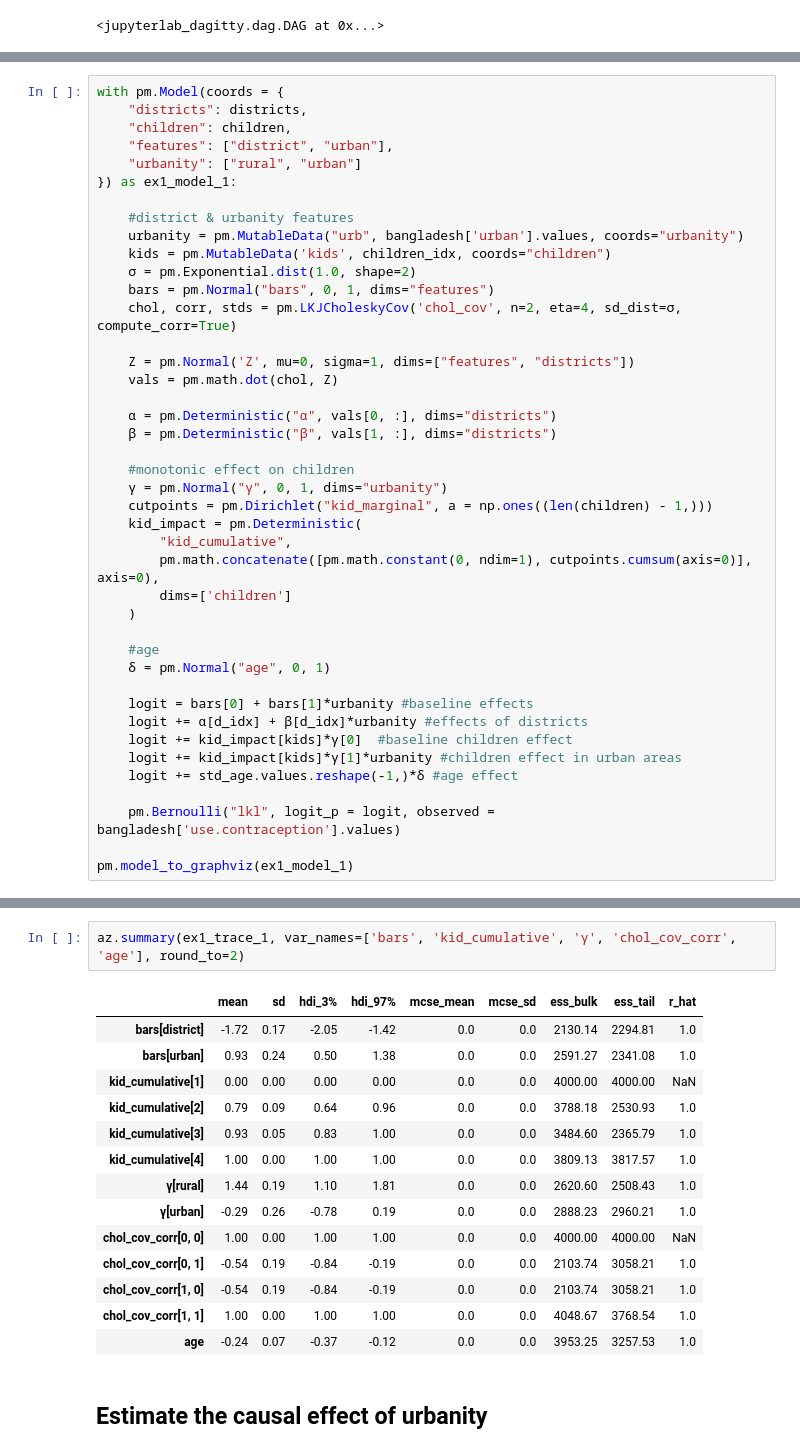
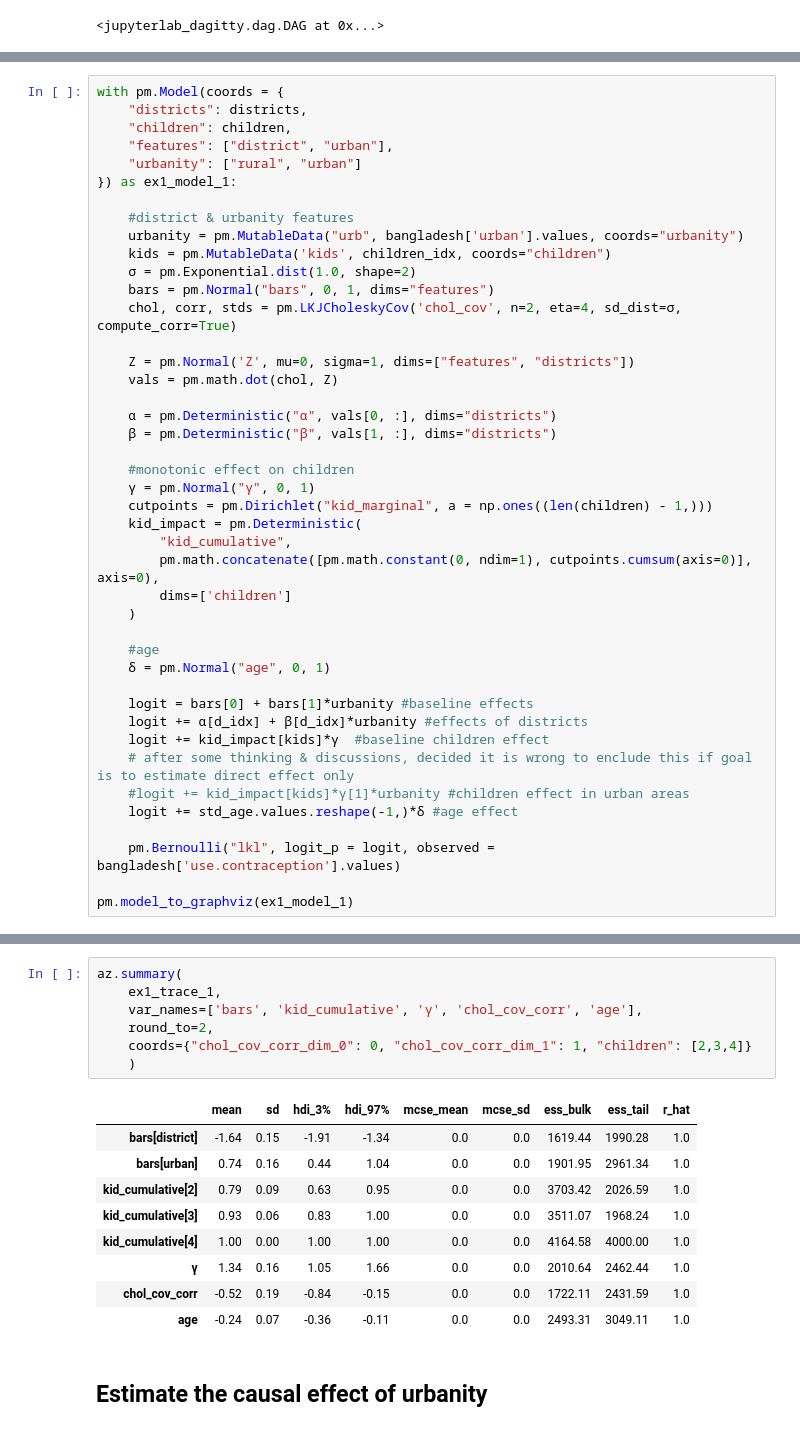
Before and after one commit to kamicollo/stat_rethinking_2023, a Jupyter notebook: homework/my_solutions/week7-pymc/ex1-2.ipynb, the cells around one changed output, grey strips where cells are left out. Saved outputs shown, nothing was run; the diff lists cells and outputs as text.

```diff
--- a/homework/my_solutions/week7-pymc/ex1-2.ipynb
+++ b/homework/my_solutions/week7-pymc/ex1-2.ipynb
@@ -84,7 +67,7 @@ with pm.Model(coords = {
     β = pm.Deterministic("β", vals[1, :], dims="districts")
 
     #monotonic effect on children
-    γ = pm.Normal("γ", 0, 1, dims="urbanity")
+    γ = pm.Normal("γ", 0, 1)
     cutpoints = pm.Dirichlet("kid_marginal", a = np.ones((len(children) - 1,)))
     kid_impact = pm.Deterministic(
         "kid_cumulative",
@@ -97,8 +80,9 @@ with pm.Model(coords = {
 
     logit = bars[0] + bars[1]*urbanity #baseline effects
     logit += α[d_idx] + β[d_idx]*urbanity #effects of districts
-    logit += kid_impact[kids]*γ[0]  #baseline children effect
-    logit += kid_impact[kids]*γ[1]*urbanity #children effect in urban areas
+    logit += kid_impact[kids]*γ  #baseline children effect
+    # after some thinking & discussions, decided it is wrong to enclude this if goal is to estimate direct effect only
+    #logit += kid_impact[kids]*γ[1]*urbanity #children effect in urban areas
     logit += std_age.values.reshape(-1,)*δ #age effect
 
     pm.Bernoulli("lkl", logit_p = logit, observed = bangladesh['use.contraception'].values)
@@ -119,20 +104,20 @@ Transformation time =  0:00:08.227565
 # %%
-az.summary(ex1_trace_1, var_names=['bars', 'kid_cumulative', 'γ', 'chol_cov_corr', 'age'], round_to=2)
+az.summary(
+    ex1_trace_1,
+    var_names=['bars', 'kid_cumulative', 'γ', 'chol_cov_corr', 'age'],
+    round_to=2,
+    coords={"chol_cov_corr_dim_0": 0, "chol_cov_corr_dim_1": 1, "children": [2,3,4]}
+    )
 # %% [output]
 |  | mean | sd | hdi_3% | hdi_97% | mcse_mean | mcse_sd | ess_bulk | ess_tail | r_hat |
-| bars[district] | -1.72 | 0.17 | -2.05 | -1.42 | 0.0 | 0.0 | 2130.14 | 2294.81 | 1.0 |
-| bars[urban] | 0.93 | 0.24 | 0.50 | 1.38 | 0.0 | 0.0 | 2591.27 | 2341.08 | 1.0 |
-| kid_cumulative[1] | 0.00 | 0.00 | 0.00 | 0.00 | 0.0 | 0.0 | 4000.00 | 4000.00 | NaN |
-| kid_cumulative[2] | 0.79 | 0.09 | 0.64 | 0.96 | 0.0 | 0.0 | 3788.18 | 2530.93 | 1.0 |
-| kid_cumulative[3] | 0.93 | 0.05 | 0.83 | 1.00 | 0.0 | 0.0 | 3484.60 | 2365.79 | 1.0 |
-| kid_cumulative[4] | 1.00 | 0.00 | 1.00 | 1.00 | 0.0 | 0.0 | 3809.13 | 3817.57 | 1.0 |
-| γ[rural] | 1.44 | 0.19 | 1.10 | 1.81 | 0.0 | 0.0 | 2620.60 | 2508.43 | 1.0 |
-| γ[urban] | -0.29 | 0.26 | -0.78 | 0.19 | 0.0 | 0.0 | 2888.23 | 2960.21 | 1.0 |
-| chol_cov_corr[0, 0] | 1.00 | 0.00 | 1.00 | 1.00 | 0.0 | 0.0 | 4000.00 | 4000.00 | NaN |
-| chol_cov_corr[0, 1] | -0.54 | 0.19 | -0.84 | -0.19 | 0.0 | 0.0 | 2103.74 | 3058.21 | 1.0 |
-| chol_cov_corr[1, 0] | -0.54 | 0.19 | -0.84 | -0.19 | 0.0 | 0.0 | 2103.74 | 3058.21 | 1.0 |
-| chol_cov_corr[1, 1] | 1.00 | 0.00 | 1.00 | 1.00 | 0.0 | 0.0 | 4048.67 | 3768.54 | 1.0 |
-| age | -0.24 | 0.07 | -0.37 | -0.12 | 0.0 | 0.0 | 3953.25 | 3257.53 | 1.0 |
+| bars[district] | -1.64 | 0.15 | -1.91 | -1.34 | 0.0 | 0.0 | 1619.44 | 1990.28 | 1.0 |
+| bars[urban] | 0.74 | 0.16 | 0.44 | 1.04 | 0.0 | 0.0 | 1901.95 | 2961.34 | 1.0 |
+| kid_cumulative[2] | 0.79 | 0.09 | 0.63 | 0.95 | 0.0 | 0.0 | 3703.42 | 2026.59 | 1.0 |
+| kid_cumulative[3] | 0.93 | 0.06 | 0.83 | 1.00 | 0.0 | 0.0 | 3511.07 | 1968.24 | 1.0 |
+| kid_cumulative[4] | 1.00 | 0.00 | 1.00 | 1.00 | 0.0 | 0.0 | 4164.58 | 4000.00 | 1.0 |
+| γ | 1.34 | 0.16 | 1.05 | 1.66 | 0.0 | 0.0 | 2010.64 | 2462.44 | 1.0 |
+| chol_cov_corr | -0.52 | 0.19 | -0.84 | -0.15 | 0.0 | 0.0 | 1722.11 | 2431.59 | 1.0 |
+| age | -0.24 | 0.07 | -0.36 | -0.11 | 0.0 | 0.0 | 2493.31 | 3049.11 | 1.0 |
 # %% [markdown]
 ## Estimate the causal effect of urbanity
 # %%
```
Also changed, not shown: parts of 4 cells of this notebook, 2 other files.
